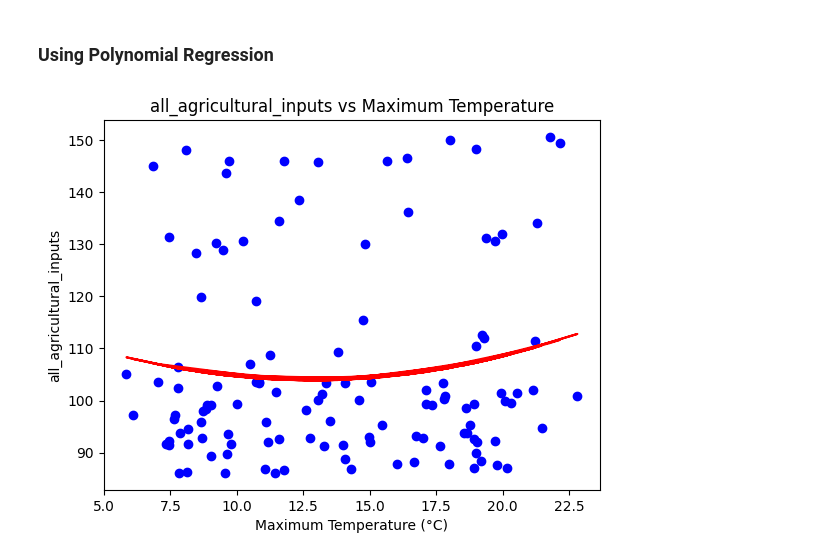
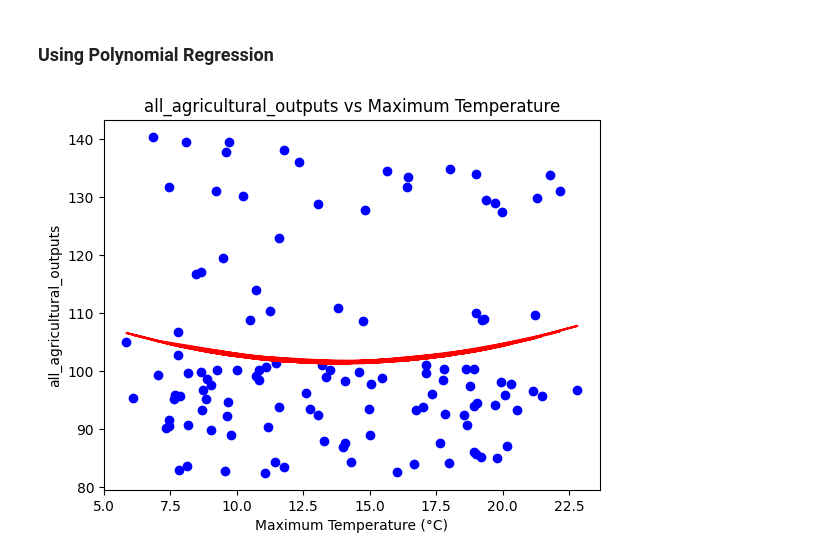
Before and after one commit to mysteryvishal/QT6022_analysis, a Jupyter notebook: analysis.ipynb, the cells around one changed output. Saved outputs shown, nothing was run; the diff lists cells and outputs as text; code cells hidden in the pictures.

```diff
--- a/analysis.ipynb
+++ b/analysis.ipynb
@@ -188,24 +188,25 @@ px.scatter(
 # %%
 from sklearn.preprocessing import PolynomialFeatures
 from sklearn.linear_model import LinearRegression
 
+y_cat = 'all_agricultural_outputs'
 temperature = df_stations['tmax(degC)'].sort_index()[:-2]
 inputs = df_agri_pi[df_agri_pi['category']==y_cat].set_index('date')['index'].sort_index()
 
 # Fit a polynomial regression model
 poly_features = PolynomialFeatures(degree=2)
 X_poly = poly_features.fit_transform(np.array(temperature).reshape(-1, 1))
 
 model = LinearRegression()
 model.fit(X_poly, inputs)
 y_poly_pred = model.predict(X_poly)
 
 # Plot the results
 plt.scatter(temperature, inputs, color='blue')
 plt.plot(temperature, y_poly_pred, color='red')
 plt.title(f'{y_cat} vs Maximum Temperature')
 plt.xlabel('Maximum Temperature (°C)')
 plt.ylabel(y_cat)
 plt.show()
 # %% [output]
-[figure, old version]
+[figure, new version]
```
